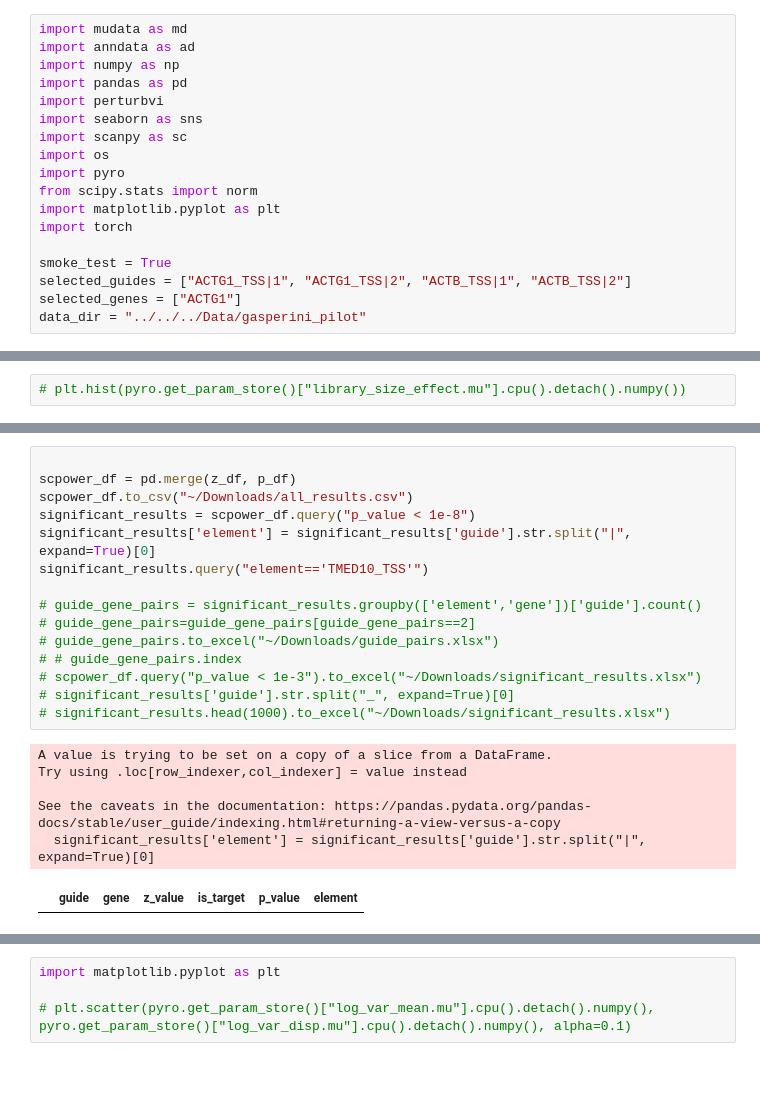
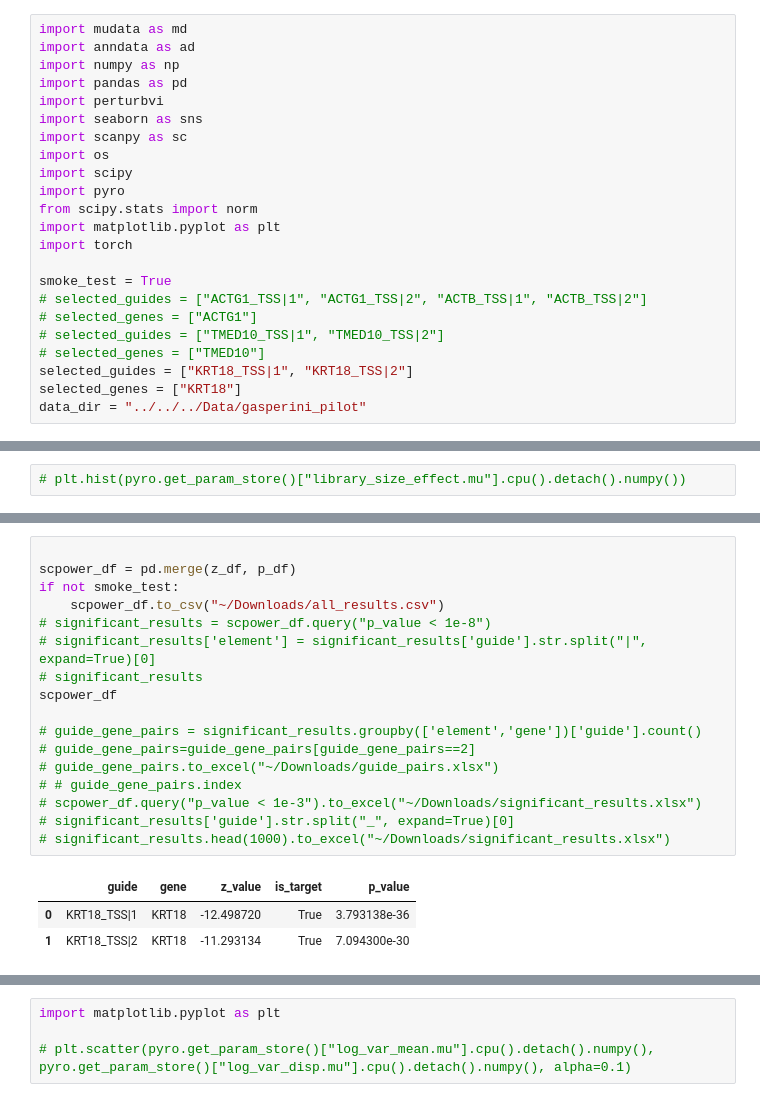
Before and after one commit to pinellolab/PerTurbo, a Jupyter notebook: reproducibility/gasperini_pilot.ipynb, the cells around one changed output, grey strips where cells are left out. Saved outputs shown, nothing was run; the diff lists cells and outputs as text; blank space fills up the shorter version.

```diff
--- a/reproducibility/gasperini_pilot.ipynb
+++ b/reproducibility/gasperini_pilot.ipynb
@@ -9,14 +9,19 @@ import perturbvi
 import seaborn as sns
 import scanpy as sc
 import os
+import scipy
 import pyro
 from scipy.stats import norm
 import matplotlib.pyplot as plt
 import torch
 
 smoke_test = True
-selected_guides = ["ACTG1_TSS|1", "ACTG1_TSS|2", "ACTB_TSS|1", "ACTB_TSS|2"]
-selected_genes = ["ACTG1"]
+# selected_guides = ["ACTG1_TSS|1", "ACTG1_TSS|2", "ACTB_TSS|1", "ACTB_TSS|2"]
+# selected_genes = ["ACTG1"]
+# selected_guides = ["TMED10_TSS|1", "TMED10_TSS|2"]
+# selected_genes = ["TMED10"]
+selected_guides = ["KRT18_TSS|1", "KRT18_TSS|2"]
+selected_genes = ["KRT18"]
 data_dir = "../../../Data/gasperini_pilot"
 # %% [output]
 Global seed set to 0
@@ -285,22 +291,21 @@ The autoreload extension is already loaded. To reload it, use:
 # %%
 
 scpower_df = pd.merge(z_df, p_df)
-scpower_df.to_csv("~/Downloads/all_results.csv")
-significant_results = scpower_df.query("p_value < 1e-8")
-significant_results['element'] = significant_results['guide'].str.split("|", expand=True)[0]
-significant_results.query("element=='TMED10_TSS'")
+if not smoke_test:
+    scpower_df.to_csv("~/Downloads/all_results.csv")
+# significant_results = scpower_df.query("p_value < 1e-8")
+# significant_results['element'] = significant_results['guide'].str.split("|", expand=True)[0]
+# significant_results
+scpower_df
 
 # guide_gene_pairs = significant_results.groupby(['element','gene'])['guide'].count()
 # guide_gene_pairs=guide_gene_pairs[guide_gene_pairs==2]
 # guide_gene_pairs.to_excel("~/Downloads/guide_pairs.xlsx")
 # # guide_gene_pairs.index
 # scpower_df.query("p_value < 1e-3").to_excel("~/Downloads/significant_results.xlsx")
 # significant_results['guide'].str.split("_", expand=True)[0]
 # significant_results.head(1000).to_excel("~/Downloads/significant_results.xlsx")
 # %% [output]
-A value is trying to be set on a copy of a slice from a DataFrame.
-Try using .loc[row_indexer,col_indexer] = value instead
-
-See the caveats in the documentation: https://pandas.pydata.org/pandas-docs/stable/user_guide/indexing.html#returning-a-view-versus-a-copy
-  significant_results['element'] = significant_results['guide'].str.split("|", expand=True)[0]
-|  | guide | gene | z_value | is_target | p_value | element |
+|  | guide | gene | z_value | is_target | p_value |
+| 0 | KRT18_TSS|1 | KRT18 | -12.498720 | True | 3.793138e-36 |
+| 1 | KRT18_TSS|2 | KRT18 | -11.293134 | True | 7.094300e-30 |
```
Also changed, not shown: parts of 17 cells of this notebook, 6 other files.
